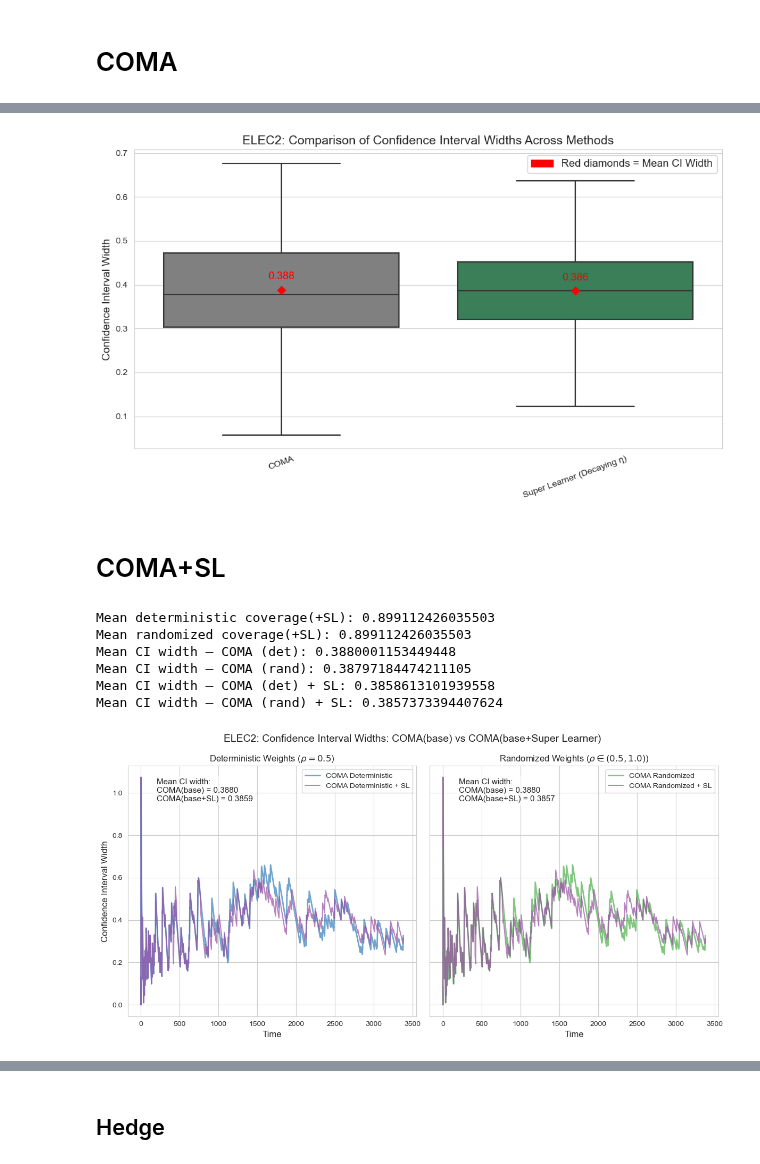
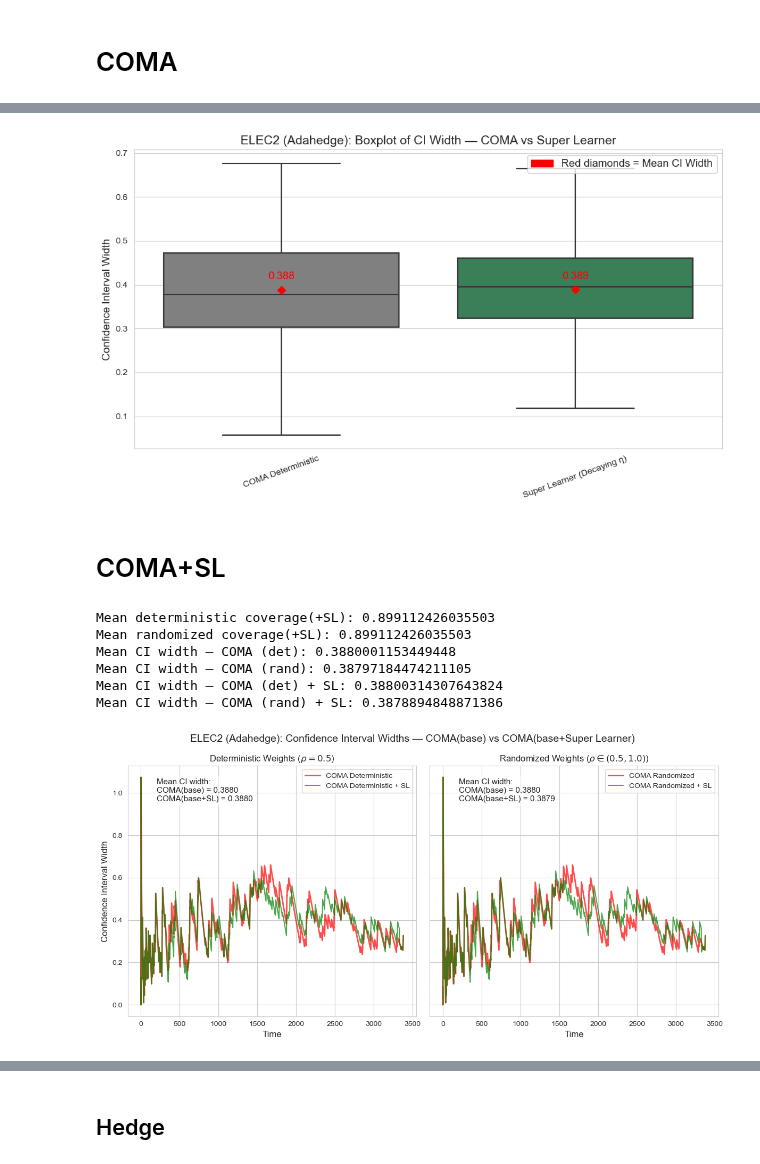
Before and after one commit to victorianian610/Online-Conformal-Prediction-with-SuperLearning-, a Jupyter notebook: ELEC2/elec2_sl.ipynb, the cells around one changed output, grey strips where cells are left out. Saved outputs shown, nothing was run; the diff lists cells and outputs as text; code cells hidden in the pictures.

```diff
--- a/ELEC2/elec2_sl.ipynb
+++ b/ELEC2/elec2_sl.ipynb
@@ -428,8 +428,9 @@ def simple_average_ensemble(predictions):
 # %% [markdown]
 # ELEC2
 # %%
-elec = pd.read_csv("/Users/victoria/Desktop/2025/STAT490/electricity-normalized.csv")
+elec = pd.read_csv("/Users/victoria/Desktop/2025/STAT490/elec2/elec2.csv")
 elec.head()
+print(len(elec['transfer']))
 first_change = np.where(elec['transfer'] != elec['transfer'].iloc[0])[0][0]
 elec = elec.iloc[first_change:].reset_index(drop=True)
 
@@ -613,11 +621,22 @@ def super_learner_elec(elec_y, elec_lag, elec_x, tinit=100, n_splits=5):
     y_pred_cov = get_preds(elec_y, elec_x, tinit=tinit)
 
     X_meta_full = np.column_stack([y_pred_ar2, y_pred_ar2_cov, y_pred_cov])
-    super_preds = X_meta_full @ meta_weights
+     # --- 4. Step-by-step update weights + predict ---
+    T_test = len(y_true)
+    super_preds = np.zeros(T_test)
+    weights_hist = np.zeros((T_test, 3))
+    w = meta_weights.copy()
+    for t in range(T_test):
+        # update weight using past only (0..t-1)
+        if t > 0:
+            w = optimize_weights(X_meta_full[:t], y_true[:t])
 
-    return super_preds, meta_weights
+        super_preds[t] = X_meta_full[t] @ w
+        weights_hist[t] = w
 
-super_preds, meta_weights = super_learner_elec(elec_y, elec_lag, elec_x, tinit=100, n_splits=5)
+    return super_preds, weights_hist
+
+super_preds, weights_hist = super_learner_elec(elec_y, elec_lag, elec_x, tinit=100, n_splits=5)
 
 super_met = compute_coverage_metrics(
     elec_y[tinit:], super_preds,
@@ -869,7 +888,7 @@ import numpy as np
 import matplotlib.patches as mpatches
 # Step 1: Collect all CI width arrays into a dictionary
 data_dict = {
-    "COMA": coma_width_det,
+    "COMA Deterministic": coma_width_det,
     "Super Learner (Decaying η)": CI_super_decaying
 }
 
@@ -884,7 +903,7 @@ order = df_long.groupby("Method")["CI Width"].median().sort_values().index
 plt.figure(figsize=(10, 6))
 sns.set_style("whitegrid")
 palette = {
-    "COMA": "gray",
+    "COMA Deterministic": "gray",
     "Super Learner (Decaying η)": "seagreen"
 }
 
@@ -905,14 +924,14 @@ ax.legend(handles + [mean_patch], labels + ['Red diamonds = Mean CI Width'],
           loc='upper right', fontsize=12, frameon=True)
 
 # Step 6: Enhance readability
-plt.title("ELEC2: Comparison of Confidence Interval Widths Across Methods", fontsize=14)
+plt.title("ELEC2 (Adahedge): Boxplot of CI Width — COMA vs Super Learner", fontsize=14)
 plt.xlabel("")
 plt.ylabel("Confidence Interval Width", fontsize=12)
 plt.xticks(rotation=20)
 plt.tight_layout()
 plt.show()
 # %% [output]
-[figure, old version]
+[figure, new version]
 # %% [markdown]
 # COMA+SL
 # %%
@@ -988,47 +1007,47 @@ print("Mean CI width — COMA (rand) + SL:", np.nanmean(coma_width_rand_sl))
 
 fig, axes = plt.subplots(1, 2, figsize=(12, 6), sharey=True)
 
-axes[0].plot(coma_width_det, label='COMA Deterministic', linewidth=2, alpha=0.7, color=colors[1])
-axes[0].plot(coma_width_det_sl, label='COMA Deterministic + SL', linewidth=1.5, alpha=0.7, color=colors[3])
+axes[0].plot(coma_width_det, label='COMA Deterministic', linewidth=2, alpha=0.7, color='red')
+axes[0].plot(coma_width_det_sl, label='COMA Deterministic + SL', linewidth=1.5, alpha=0.7, color='green')
 axes[0].set_title("Deterministic Weights ($\\rho=0.5$)", fontsize=12)
 axes[0].set_xlabel("Time", fontsize=12)
 axes[0].set_ylabel("Confidence Interval Width", fontsize=12)
 axes[0].legend()
 
 mean_det = np.nanmean(coma_width_det)
 mean_det_sl = np.nanmean(coma_width_det_sl)
 axes[0].text(0.1, 0.95,
              f"Mean CI width:\nCOMA(base) = {mean_det:.4f}\nCOMA(base+SL) = {mean_det_sl:.4f}",
              transform=axes[0].transAxes,
              fontsize=11, verticalalignment="top",
              bbox=dict(boxstyle="round", facecolor="white", alpha=0.6))
 
 # Randomized subplot
-axes[1].plot(coma_width_rand, label='COMA Randomized', linewidth=2, alpha=0.7, color=colors[2])
-axes[1].plot(coma_width_rand_sl, label='COMA Randomized + SL', linewidth=1.5, alpha=0.7, color=colors[3])
+axes[1].plot(coma_width_rand, label='COMA Randomized', linewidth=2, alpha=0.7, color='red')
+axes[1].plot(coma_width_rand_sl, label='COMA Randomized + SL', linewidth=1.5, alpha=0.7, color='green')
 axes[1].set_title("Randomized Weights ($\\rho \\in (0.5,1.0)$)", fontsize=12)
 axes[1].set_xlabel("Time", fontsize=12)
 axes[1].legend()
 
 mean_rand = np.nanmean(coma_width_rand)
 mean_rand_sl = np.nanmean(coma_width_rand_sl)
 axes[1].text(0.1, 0.95,
              f"Mean CI width:\nCOMA(base) = {mean_rand:.4f}\nCOMA(base+SL) = {mean_rand_sl:.4f}",
              transform=axes[1].transAxes,
              fontsize=11, verticalalignment="top",
              bbox=dict(boxstyle="round", facecolor="white", alpha=0.6))
 
-plt.suptitle("ELEC2: Confidence Interval Widths: COMA(base) vs COMA(base+Super Learner)", fontsize=14)
+plt.suptitle("ELEC2 (Adahedge): Confidence Interval Widths — COMA(base) vs COMA(base+Super Learner)", fontsize=14)
 plt.tight_layout()
 plt.show()
 # %% [output]
 Mean deterministic coverage(+SL): 0.899112426035503
 Mean randomized coverage(+SL): 0.899112426035503
 Mean CI width — COMA (det): 0.3880001153449448
 Mean CI width — COMA (rand): 0.38797184474211105
-Mean CI width — COMA (det) + SL: 0.3858613101939558
-Mean CI width — COMA (rand) + SL: 0.3857373394407624
+Mean CI width — COMA (det) + SL: 0.38800314307643824
+Mean CI width — COMA (rand) + SL: 0.3878894848871386
-[figure, old version]
+[figure, new version]
 # %%
 import pandas as pd
 import matplotlib.pyplot as plt
```
Also changed, not shown: parts of 11 cells of this notebook.
